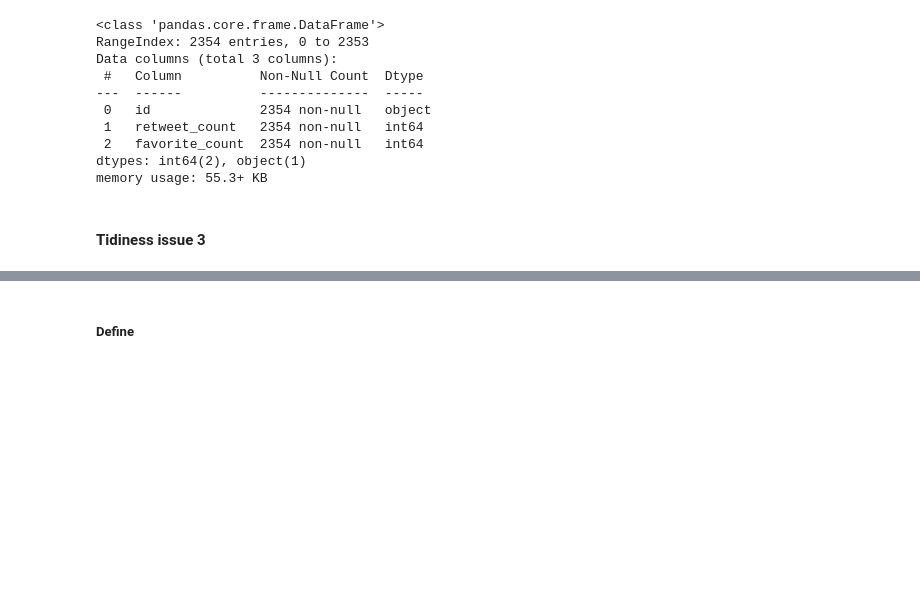
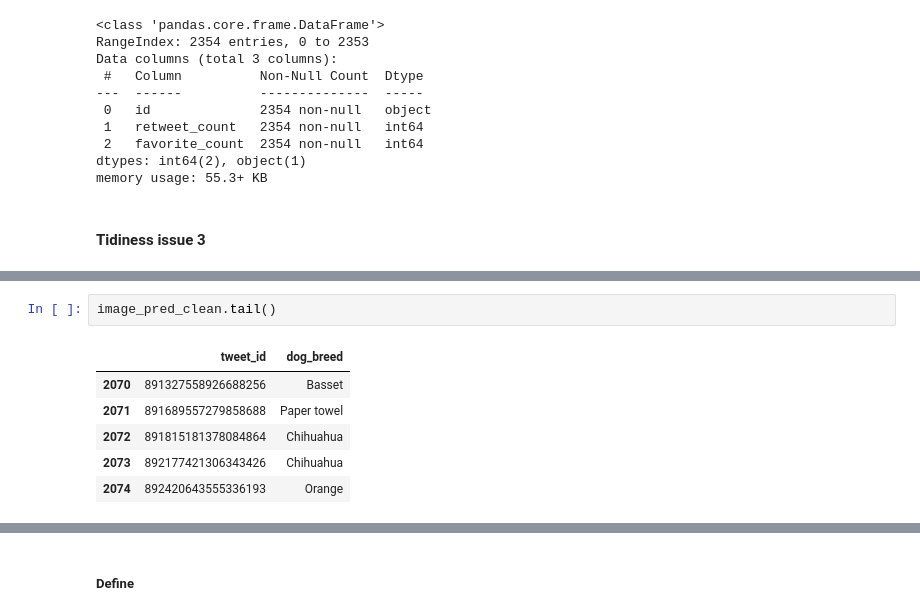
Before and after one commit to comsavvy/WeRateDogs-Wrangling-and-Visualization-Analysis, a Jupyter notebook: wrangle_act.ipynb, the cells around one changed output, grey strips where cells are left out. Drawn from its saved outputs; the diff is of its cells as text; blank space fills up the shorter version.

```diff
--- a/wrangle_act.ipynb
+++ b/wrangle_act.ipynb
@@ -824,0 +948,9 @@ memory usage: 55.3+ KB
+# %%
+image_pred_clean.tail()
+# %% [output]
+|  | tweet_id | dog_breed |
+| 2070 | 891327558926688256 | Basset |
+| 2071 | 891689557279858688 | Paper towel |
+| 2072 | 891815181378084864 | Chihuahua |
+| 2073 | 892177421306343426 | Chihuahua |
+| 2074 | 892420643555336193 | Orange |
```
Also changed, not shown: parts of 37 cells of this notebook.
